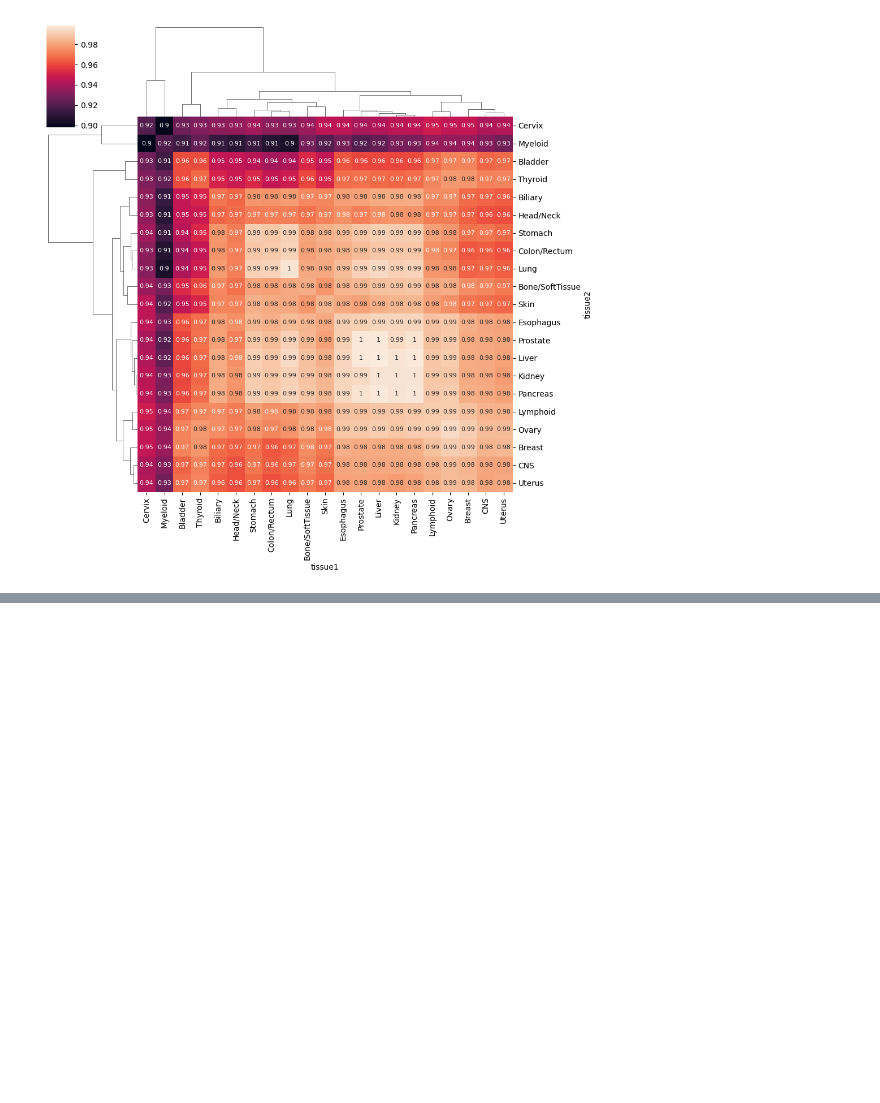
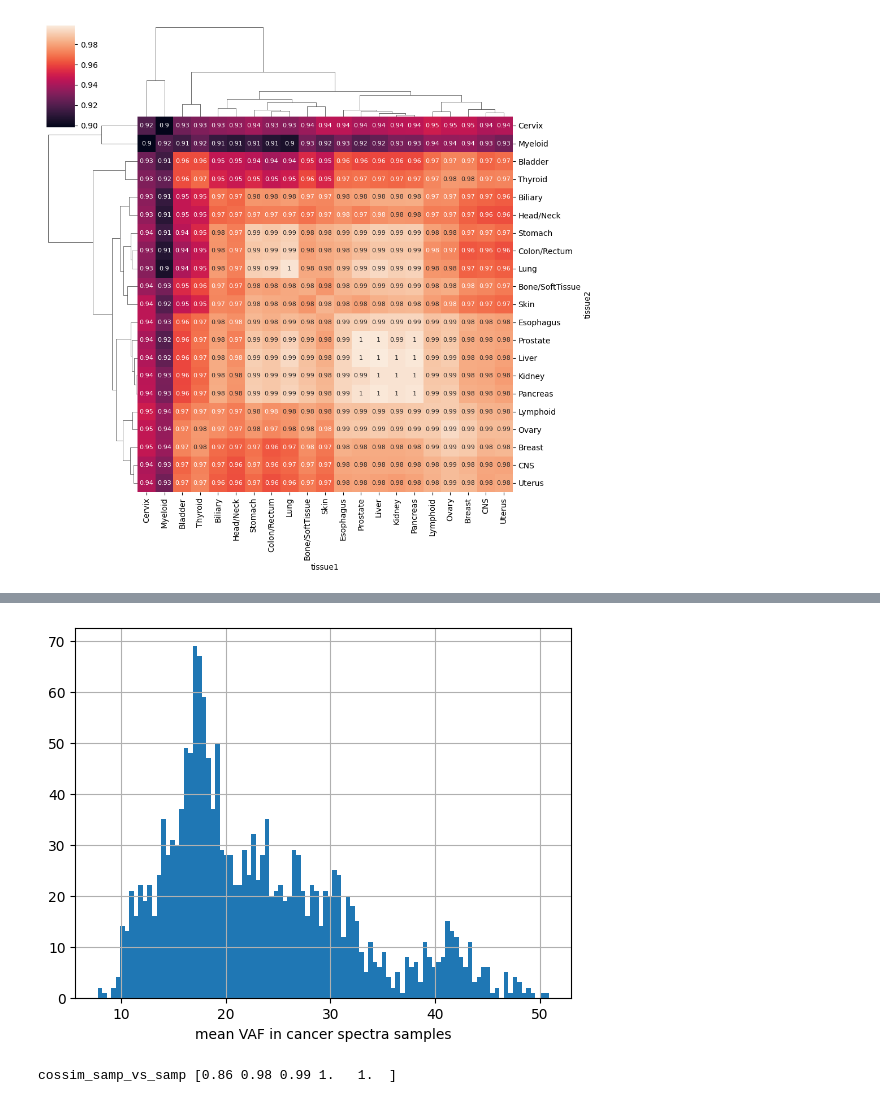
Before and after one commit to mitoclub/mtdnaMutSpecOfCancers, a Jupyter notebook: notebooks/clusters_of_tissues_spectra.ipynb, the cells around one changed output, grey strips where cells are left out. Drawn from its saved outputs; the diff is of its cells as text; code cells hidden in the pictures; blank space fills up the shorter version.

```diff
--- a/notebooks/clusters_of_tissues_spectra.ipynb
+++ b/notebooks/clusters_of_tissues_spectra.ipynb
@@ -445,0 +573,9 @@ sns.clustermap(mean_tis_similarity, annot=True, annot_kws={'fontsize': 8})
+# %%
+stats_df.vaf_mean.hist(bins=100).set_xlabel('mean VAF in cancer spectra samples');
+# %% [output]
+[figure, added]
+# %%
+cossim_samp_vs_samp = 1-pdist(samples_wide, 'cosine')
+print('cossim_samp_vs_samp', np.quantile(cossim_samp_vs_samp,   [0., .25, .5, .75, 1.]).round(2))
+# %% [output]
+cossim_samp_vs_samp [0.86 0.98 0.99 1.   1.  ]
```
Also changed, not shown: parts of 41 cells of this notebook.
